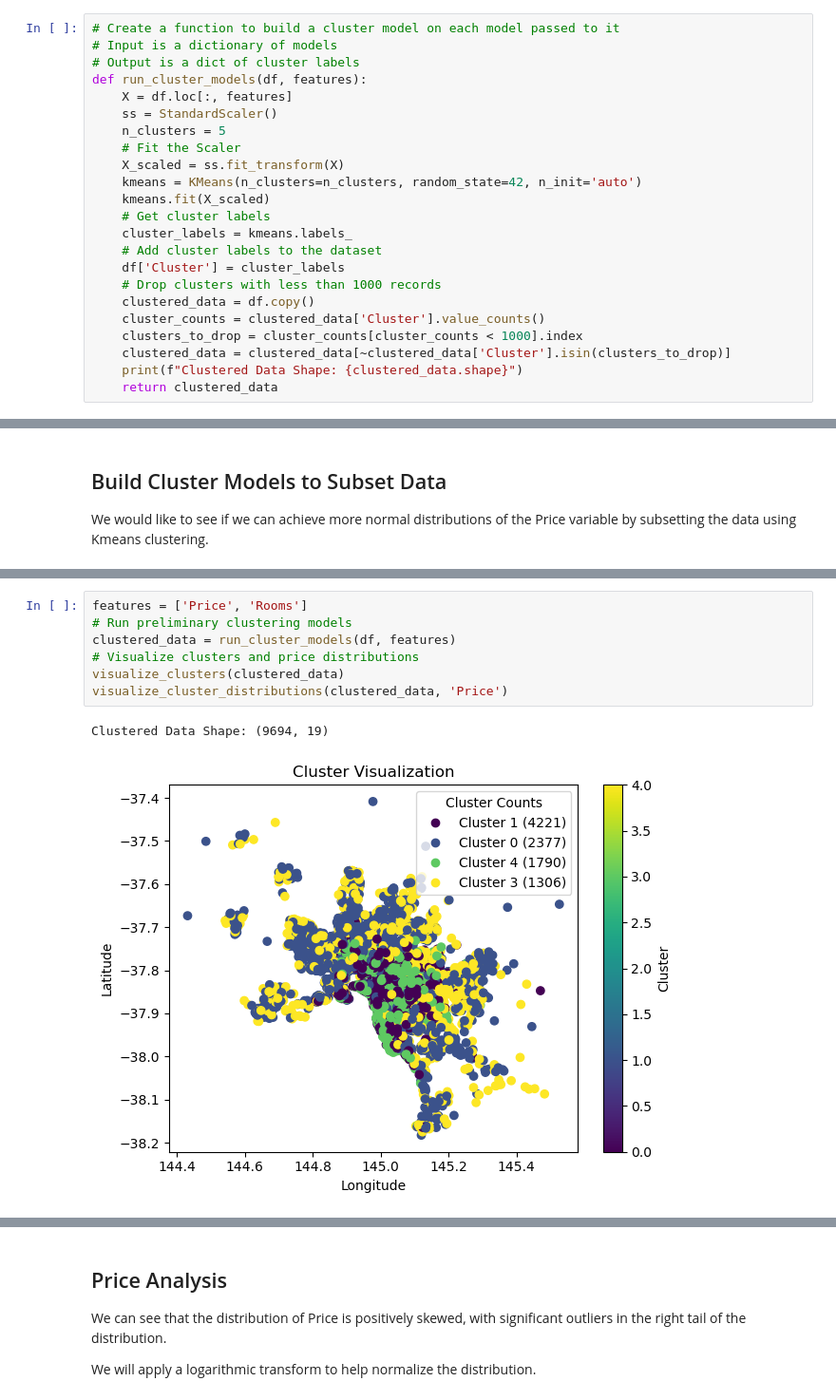
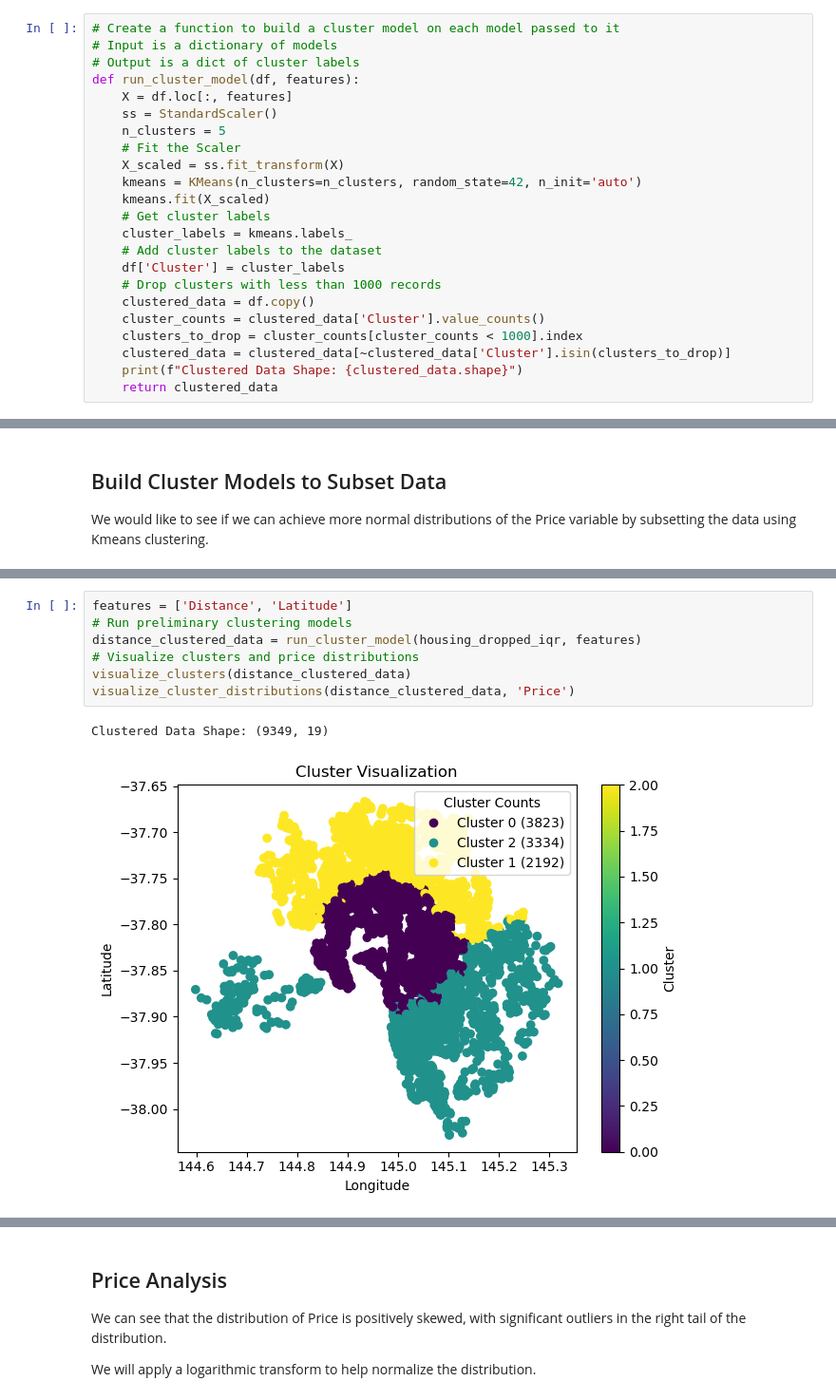
Before and after one commit to JamesLMulvihill/MelbourneHousePrices, a Jupyter notebook: DSC630_TermProject_Rework.ipynb, the cells around one changed output, grey strips where cells are left out. Shown at 95% size. Cells and saved outputs as stored; diff of their text form.

```diff
--- a/DSC630_TermProject_Rework.ipynb
+++ b/DSC630_TermProject_Rework.ipynb
@@ -148,7 +239,7 @@ def visualize_distribution(df, feature):
 # Create a function to build a cluster model on each model passed to it
 # Input is a dictionary of models
 # Output is a dict of cluster labels
-def run_cluster_models(df, features):
+def run_cluster_model(df, features):
     X = df.loc[:, features]
     ss = StandardScaler()
     n_clusters = 5
@@ -527,11 +685,11 @@ Clustered Data Shape: (10324, 19)
 ... (15 outputs left out)
 # %%
-features = ['Price', 'Rooms']
+features = ['Distance', 'Latitude']
 # Run preliminary clustering models
-clustered_data = run_cluster_models(df, features)
+distance_clustered_data = run_cluster_model(housing_dropped_iqr, features)
 # Visualize clusters and price distributions
-visualize_clusters(clustered_data)
-visualize_cluster_distributions(clustered_data, 'Price')
+visualize_clusters(distance_clustered_data)
+visualize_cluster_distributions(distance_clustered_data, 'Price')
 # %% [output]
-Clustered Data Shape: (9694, 19)
+Clustered Data Shape: (9349, 19)
-[figure, old version]
+[figure, new version]
```
Also changed, not shown: parts of 22 cells of this notebook.
